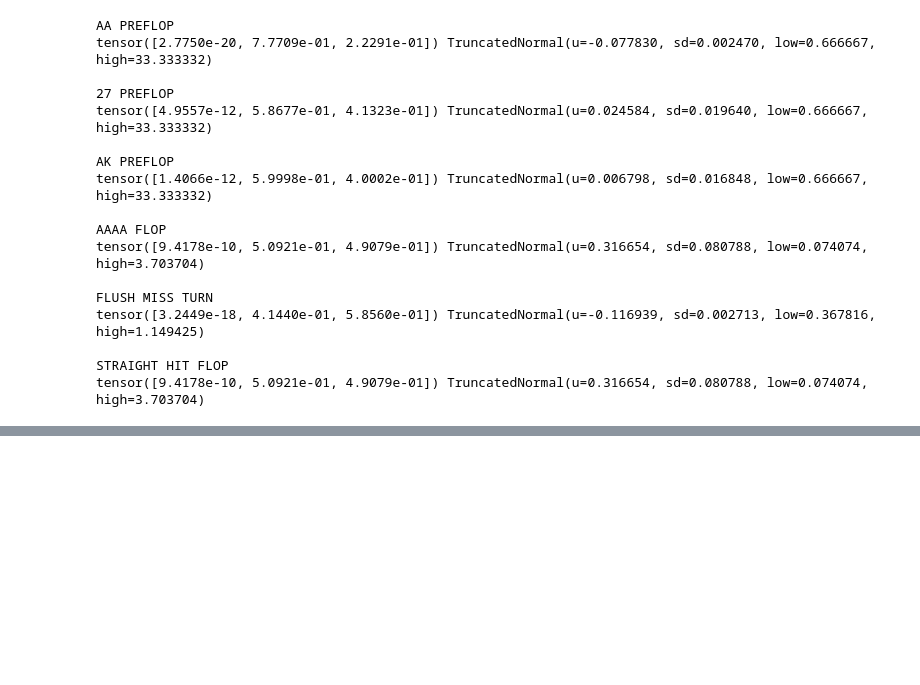
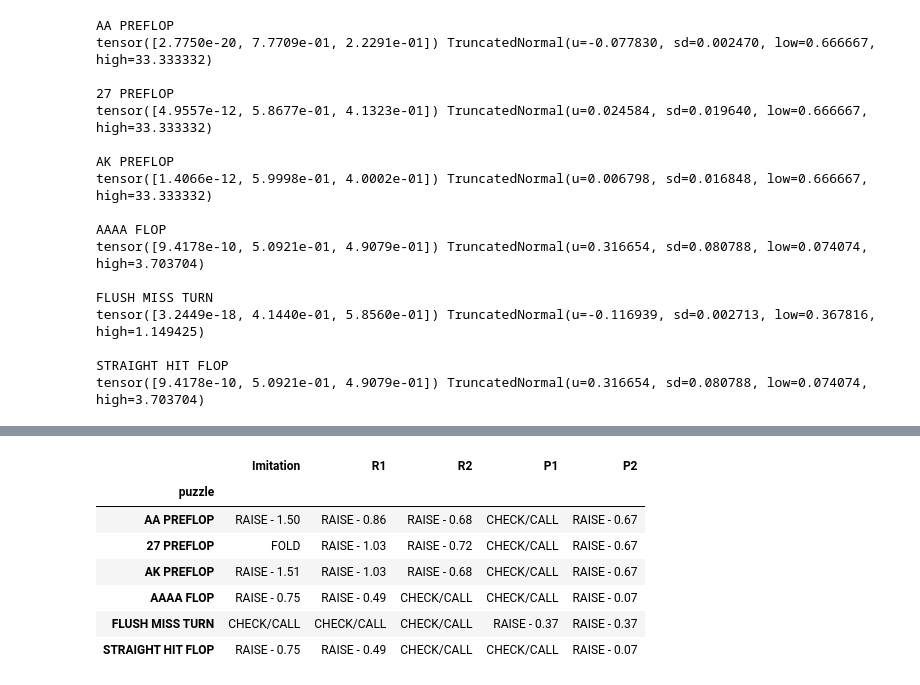
Before and after one commit to AndriVidars/PokerRL, a Jupyter notebook: full_game_analysis.ipynb, the cells around one changed output, grey strips where cells are left out. Saved outputs shown, nothing was run; the diff lists cells and outputs as text; code cells hidden in the pictures; blank space fills up the shorter version.

```diff
--- a/full_game_analysis.ipynb
+++ b/full_game_analysis.ipynb
@@ -411,0 +352,7 @@ print(latex_table)
+# %%
+my_agent = PPOPokerNet(use_batchnorm=False)
+my_agent.eval()
+my_agent.load_state_dict("./P2.st")
+# my_agent = PlayerDeepAgent("agent", my_agent)
+# %%
+agent_P2_puzzles = eval_agent_puzzles(my_agent)
@@ -411,0 +377,12 @@ print(latex_table)
+# %%
+df = pd.DataFrame([agent_I_puzzles["action"].rename("Imitation"), agent_R1_puzzles["action"].rename("R1"), agent_R2_puzzles["action"].rename("R2"), agent_P1_puzzles["action"].rename("P1"), agent_P2_puzzles["action"].rename("P2")]).T
+df
+# %% [output]
+|  | Imitation | R1 | R2 | P1 | P2 |
+| puzzle |  |  |  |  |  |
+| AA PREFLOP | RAISE - 1.50 | RAISE - 0.86 | RAISE - 0.68 | CHECK/CALL | RAISE - 0.67 |
+| 27 PREFLOP | FOLD | RAISE - 1.03 | RAISE - 0.72 | CHECK/CALL | RAISE - 0.67 |
+| AK PREFLOP | RAISE - 1.51 | RAISE - 1.03 | RAISE - 0.68 | CHECK/CALL | RAISE - 0.67 |
+| AAAA FLOP | RAISE - 0.75 | RAISE - 0.49 | CHECK/CALL | CHECK/CALL | RAISE - 0.07 |
+| FLUSH MISS TURN | CHECK/CALL | CHECK/CALL | CHECK/CALL | RAISE - 0.37 | RAISE - 0.37 |
+| STRAIGHT HIT FLOP | RAISE - 0.75 | RAISE - 0.49 | CHECK/CALL | CHECK/CALL | RAISE - 0.07 |
```
Also changed, not shown: parts of 10 cells of this notebook.
